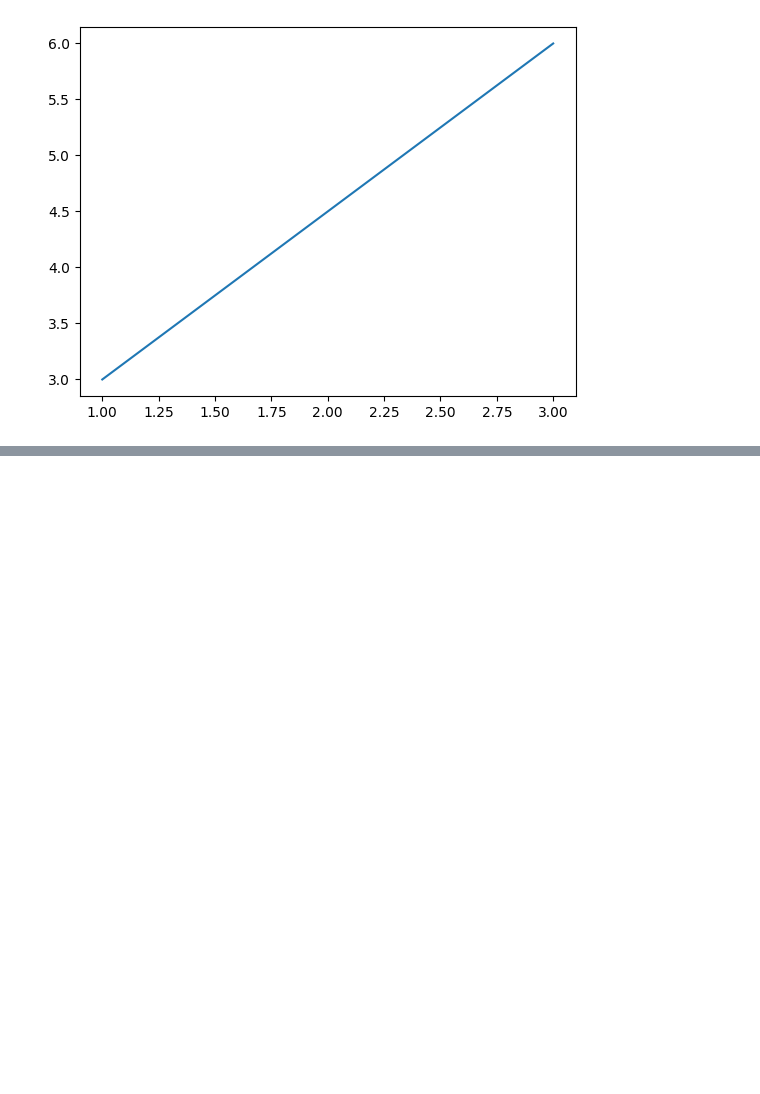
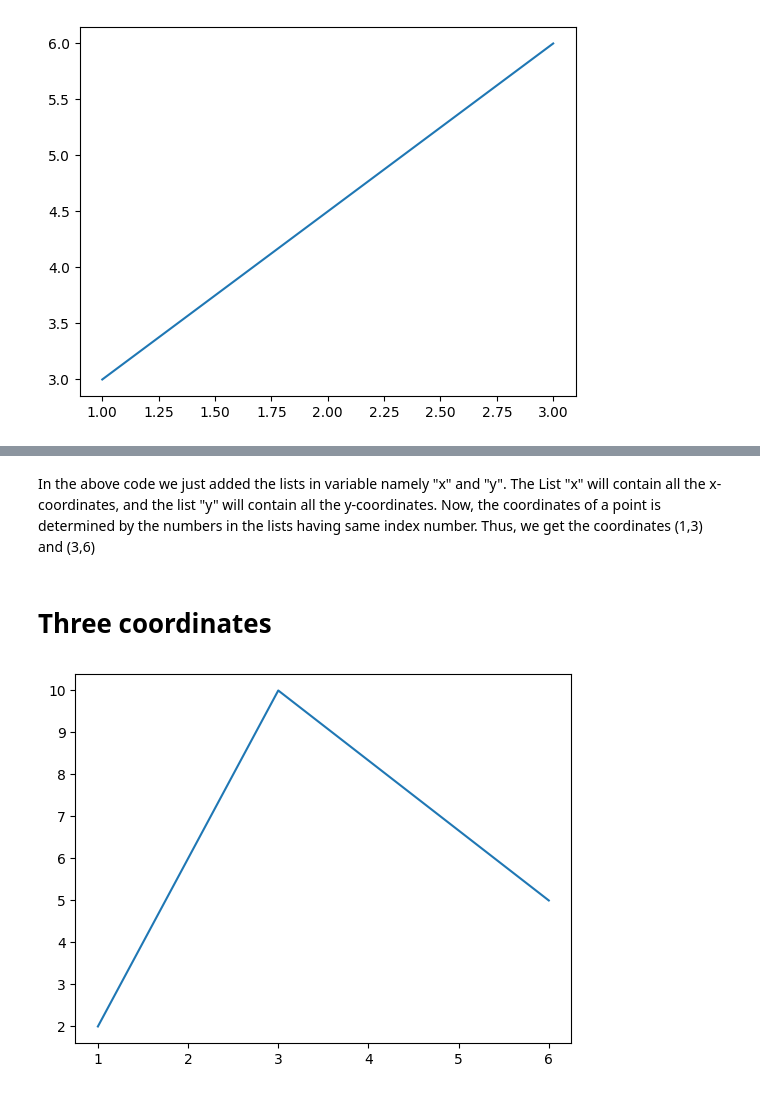
Before and after one commit to Srishti36912/Python_clg, a Jupyter notebook: matplotlib.ipynb, the cells around one changed output, grey strips where cells are left out. Saved outputs shown, nothing was run; the diff lists cells and outputs as text; code cells hidden in the pictures; blank space fills up the shorter version.

Commit message:
matplotlib theory and three coordinates

```diff
--- a/matplotlib.ipynb
+++ b/matplotlib.ipynb
@@ -10,0 +34,14 @@ plt.show() # Display the graph
+# %% [markdown]
+In the above code we just added the lists in variable namely "x" and "y". The List "x" will contain all the x-coordinates, and the list "y" will contain all the y-coordinates. Now, the coordinates of a point is determined by the numbers in the lists having same index number. Thus, we get the coordinates (1,3) and (3,6)
+# %% [markdown]
+# Three coordinates
+# %%
+import matplotlib.pyplot as plt
+
+x = [1,3,6]
+y = [2,10,5]
+
+plt.plot(x,y)
+plt.show()
+# %% [output]
+[figure, added]
```
Also changed, not shown: parts of 6 cells of this notebook.
